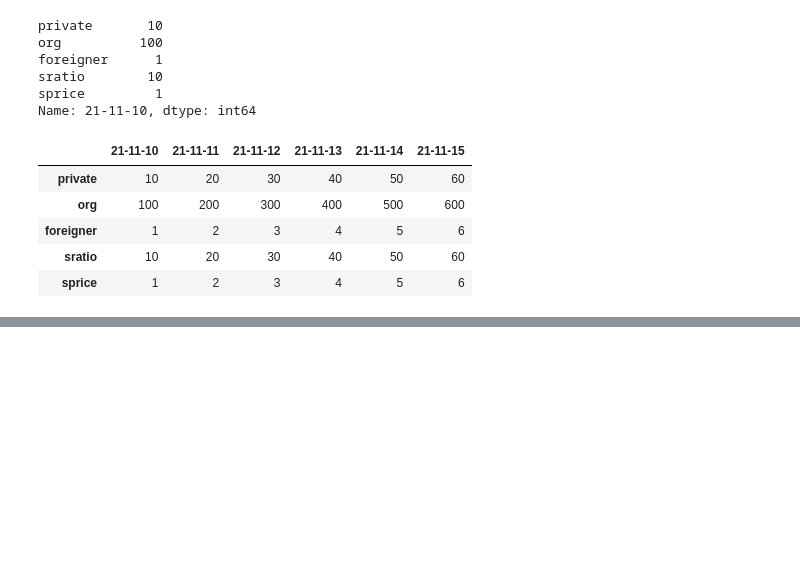
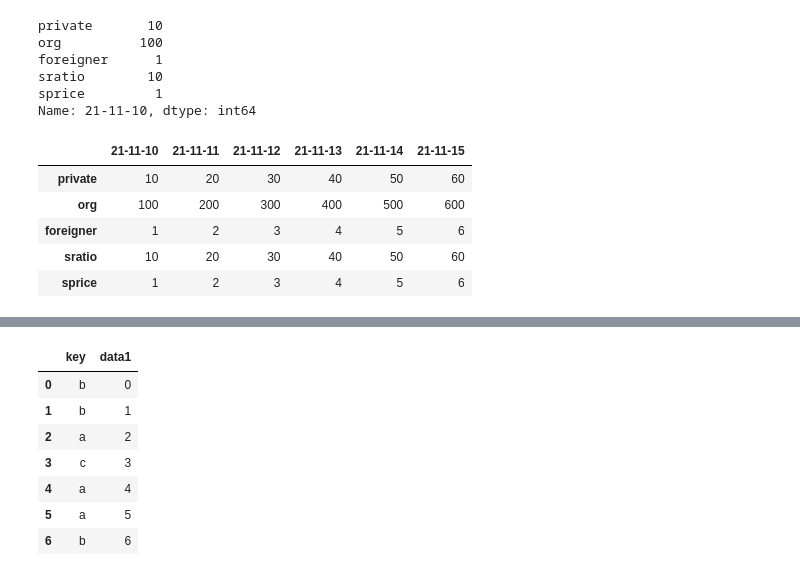
Before and after one commit to Camblin/python1115, a Jupyter notebook: DemoPandas.ipynb, the cells around one changed output, grey strips where cells are left out. Cells and saved outputs as stored; diff of their text form; code cells hidden in the pictures; blank space fills up the shorter version.

```diff
--- a/DemoPandas.ipynb
+++ b/DemoPandas.ipynb
@@ -104,0 +183,14 @@ frame2.T
+# %%
+# 2개의 데이터를 비교해서 병합하는 경우(조각 데이터) #1
+df1 = DataFrame({"key": ["b","b", "a", "c", "a", "a", "b"],
+    "data1": range(7)})
+df1
+# %% [output]
+|  | key | data1 |
+| 0 | b | 0 |
+| 1 | b | 1 |
+| 2 | a | 2 |
+| 3 | c | 3 |
+| 4 | a | 4 |
+| 5 | a | 5 |
+| 6 | b | 6 |
```
Also changed, not shown: parts of 11 cells of this notebook, 4 other files.
